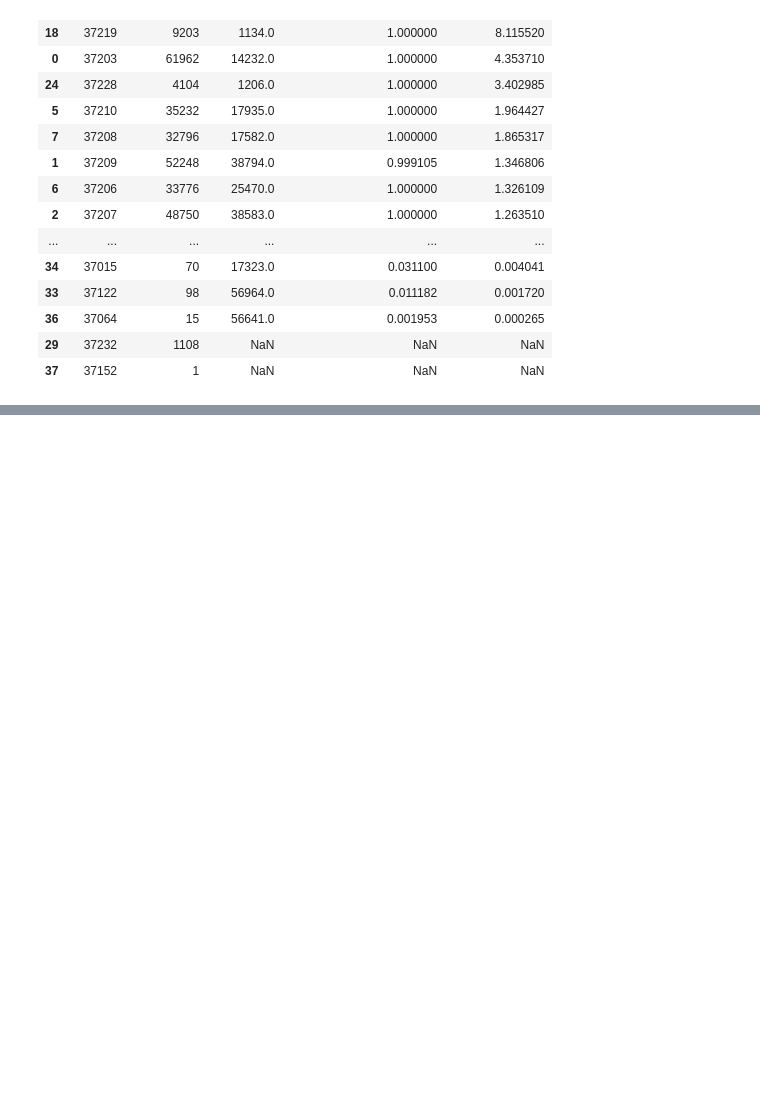
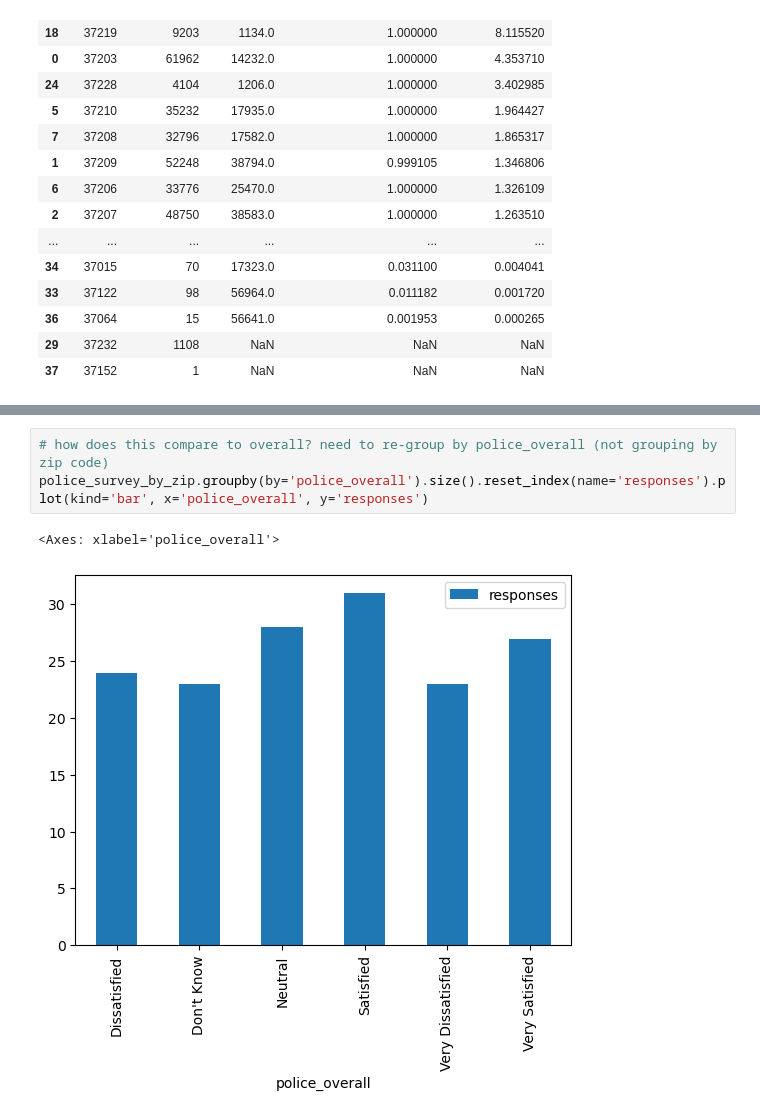
Before and after one commit to dobbinjp/nss-help, a Jupyter notebook: jumpstart_analysis.ipynb, the cells around one changed output, grey strips where cells are left out. Saved outputs shown, nothing was run; the diff lists cells and outputs as text; blank space fills up the shorter version.

```diff
--- a/jumpstart_analysis.ipynb
+++ b/jumpstart_analysis.ipynb
@@ -402,0 +451,6 @@ calls_per_zipcode.sort_values(by='calls_per_capita', ascending=False)
+# %%
+# how does this compare to overall? need to re-group by police_overall (not grouping by zip code)
+police_survey_by_zip.groupby(by='police_overall').size().reset_index(name='responses').plot(kind='bar', x='police_overall', y='responses')
+# %% [output]
+<Axes: xlabel='police_overall'>
+[figure, added]
```
Also changed, not shown: parts of 8 cells of this notebook.
